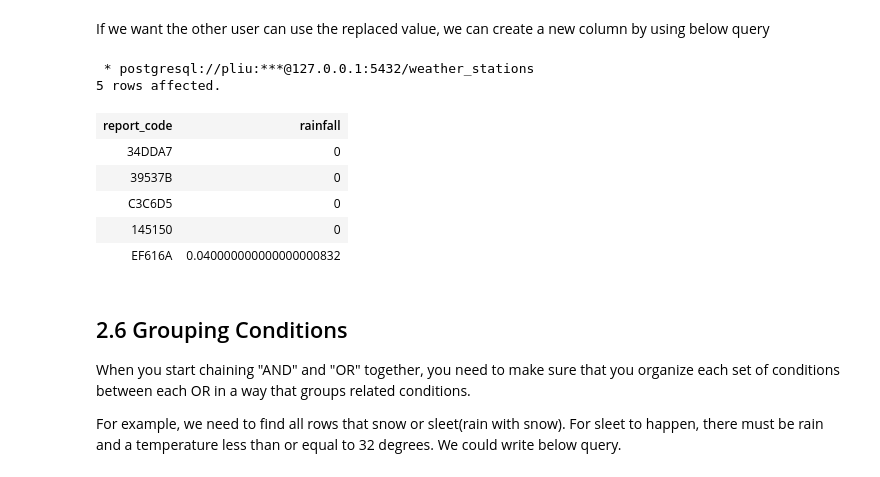
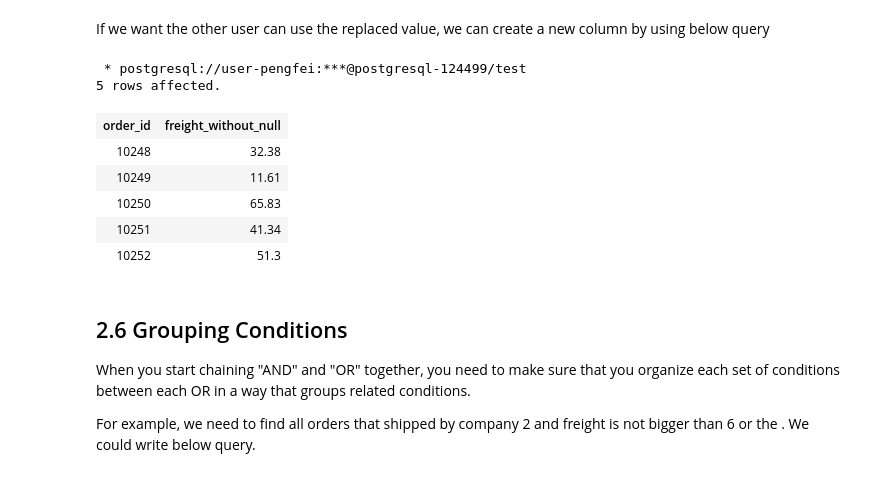
Before and after one commit to pengfei99/LearningSQL, a Jupyter notebook: Insee/notebooks/02.Filtering_data.ipynb, the cells around one changed output. Cells and saved outputs as stored; diff of their text form; code cells hidden in the pictures.

```diff
--- a/Insee/notebooks/02.Filtering_data.ipynb
+++ b/Insee/notebooks/02.Filtering_data.ipynb
@@ -469,21 +438,21 @@ limit 5;
 If we want the other user can use the replaced value, we can create a new column by using below query
 # %%
 %%sql
-SELECT report_code, coalesce(precipitation, 0) as rainfall
-FROM station_data
+SELECT order_id, coalesce(freight, 0) as freight_without_null
+FROM orders
 limit 5;
 # %% [output]
- * postgresql://pliu:***@127.0.0.1:5432/weather_stations
+ * postgresql://user-pengfei:***@postgresql-124499/test
 5 rows affected.
-| report_code | rainfall |
-| 34DDA7 | 0 |
-| 39537B | 0 |
-| C3C6D5 | 0 |
-| 145150 | 0 |
-| EF616A | 0.040000000000000000832 |
+| order_id | freight_without_null |
+| 10248 | 32.38 |
+| 10249 | 11.61 |
+| 10250 | 65.83 |
+| 10251 | 41.34 |
+| 10252 | 51.3 |
 # %% [markdown]
 ## 2.6 Grouping Conditions
 
 When you start chaining "AND" and "OR" together, you need to make sure that you organize each set of conditions between each OR in a way that groups related conditions.
 
-For example, we need to find all rows that snow or sleet(rain with snow). For sleet to happen, there must be rain and a temperature less than or equal to 32 degrees. We could write below query.
+For example, we need to find all orders that shipped by company 2 and freight is not bigger than 6 or the . We could write below query.
```
Also changed, not shown: parts of 31 cells of this notebook, 1 other file.
